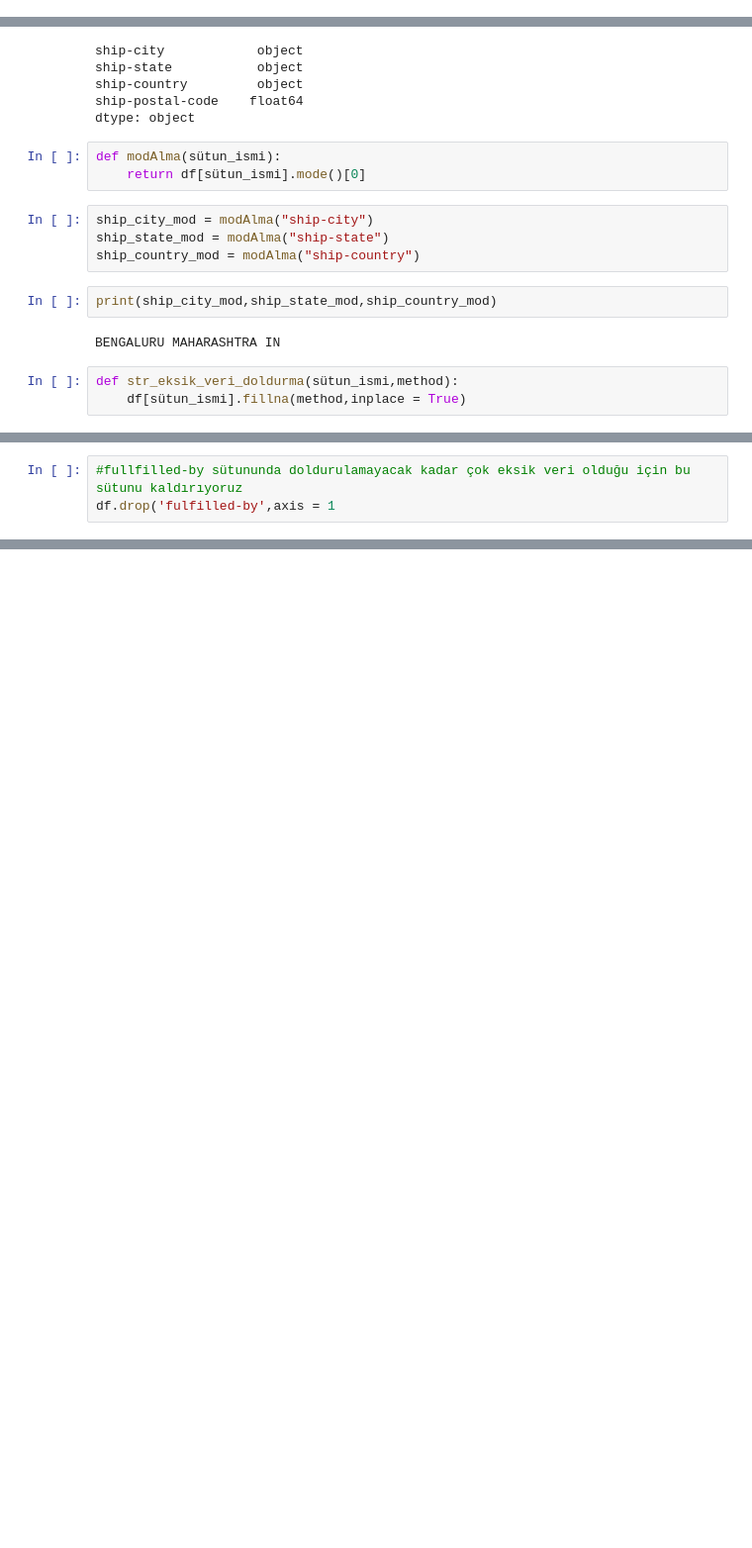
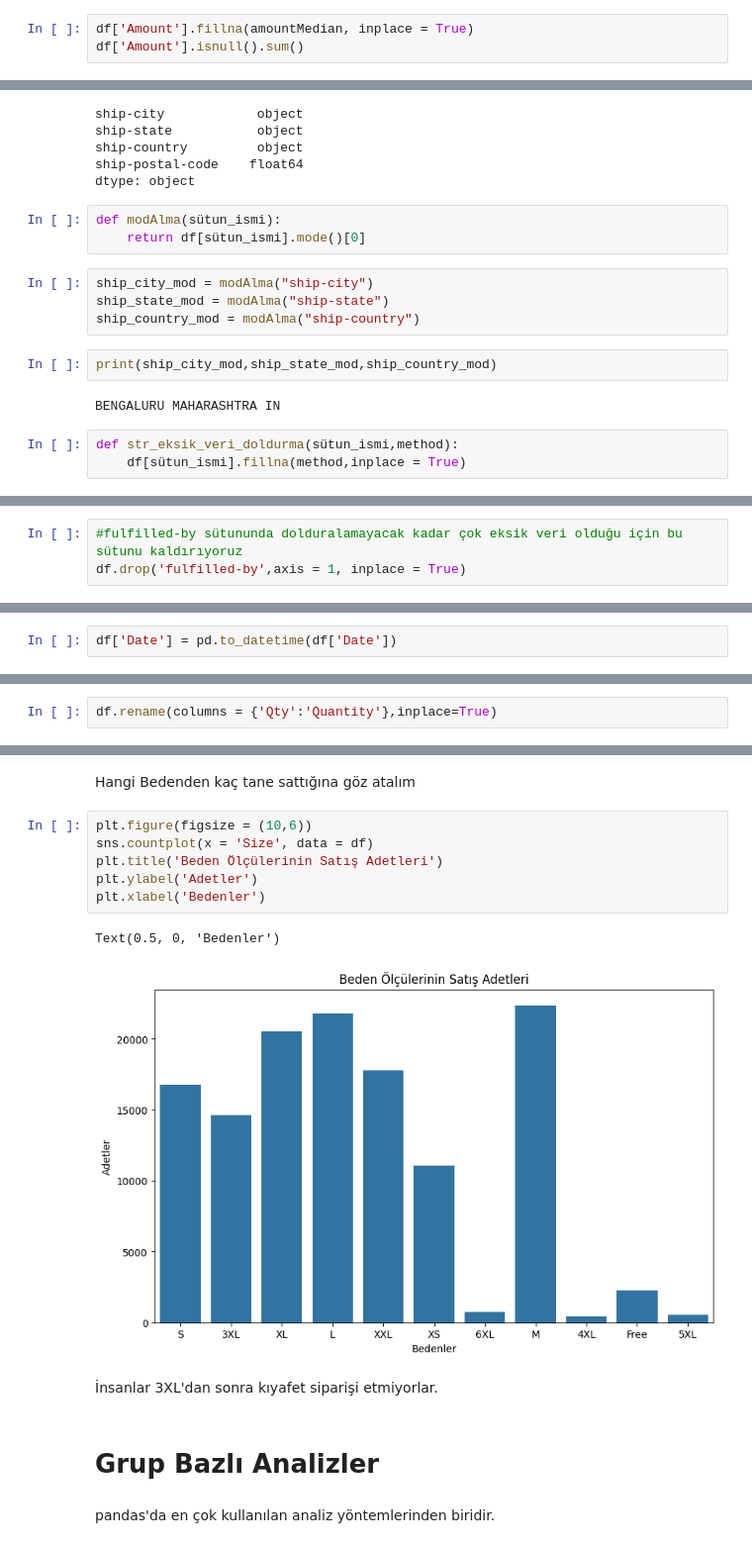
Before and after one commit to kisiselmahirprojeleri/Amazon_sales_dataset_project, a Jupyter notebook: amazon_sales.ipynb, the cells around one changed output, grey strips where cells are left out. Shown at 99% size. Drawn from its saved outputs; the diff is of its cells as text; blank space fills up the shorter version.

```diff
--- a/amazon_sales.ipynb
+++ b/amazon_sales.ipynb
@@ -94,0 +171,3 @@ np.int64(0)
+# %%
+df['Amount'].fillna(amountMedian, inplace = True)
+df['Amount'].isnull().sum()
@@ -193,5 +253,5 @@ B2B                       0
 fulfilled-by          89713
 dtype: int64
 # %%
-#fullfilled-by sütununda doldurulamayacak kadar çok eksik veri olduğu için bu sütunu kaldırıyoruz
-df.drop('fulfilled-by',axis = 1
+#fulfilled-by sütununda dolduralamayacak kadar çok eksik veri olduğu için bu sütunu kaldırıyoruz
+df.drop('fulfilled-by',axis = 1, inplace = True)
@@ -197,0 +289,2 @@ df.drop('fulfilled-by',axis = 1
+# %%
+df['Date'] = pd.to_datetime(df['Date'])
@@ -197,0 +317,2 @@ df.drop('fulfilled-by',axis = 1
+# %%
+df.rename(columns = {'Qty':'Quantity'},inplace=True)
@@ -197,0 +392,17 @@ df.drop('fulfilled-by',axis = 1
+# %% [markdown]
+Hangi Bedenden kaç tane sattığına göz atalım
+# %%
+plt.figure(figsize = (10,6))
+sns.countplot(x = 'Size', data = df)
+plt.title('Beden Ölçülerinin Satış Adetleri')
+plt.ylabel('Adetler')
+plt.xlabel('Bedenler')
+# %% [output]
+Text(0.5, 0, 'Bedenler')
+[figure, added]
+# %% [markdown]
+İnsanlar 3XL'dan sonra kıyafet siparişi etmiyorlar.
+# %% [markdown]
+# Grup Bazlı Analizler
+# %% [markdown]
+pandas'da en çok kullanılan analiz yöntemlerinden biridir.
```
Also changed, not shown: parts of 45 cells of this notebook.
